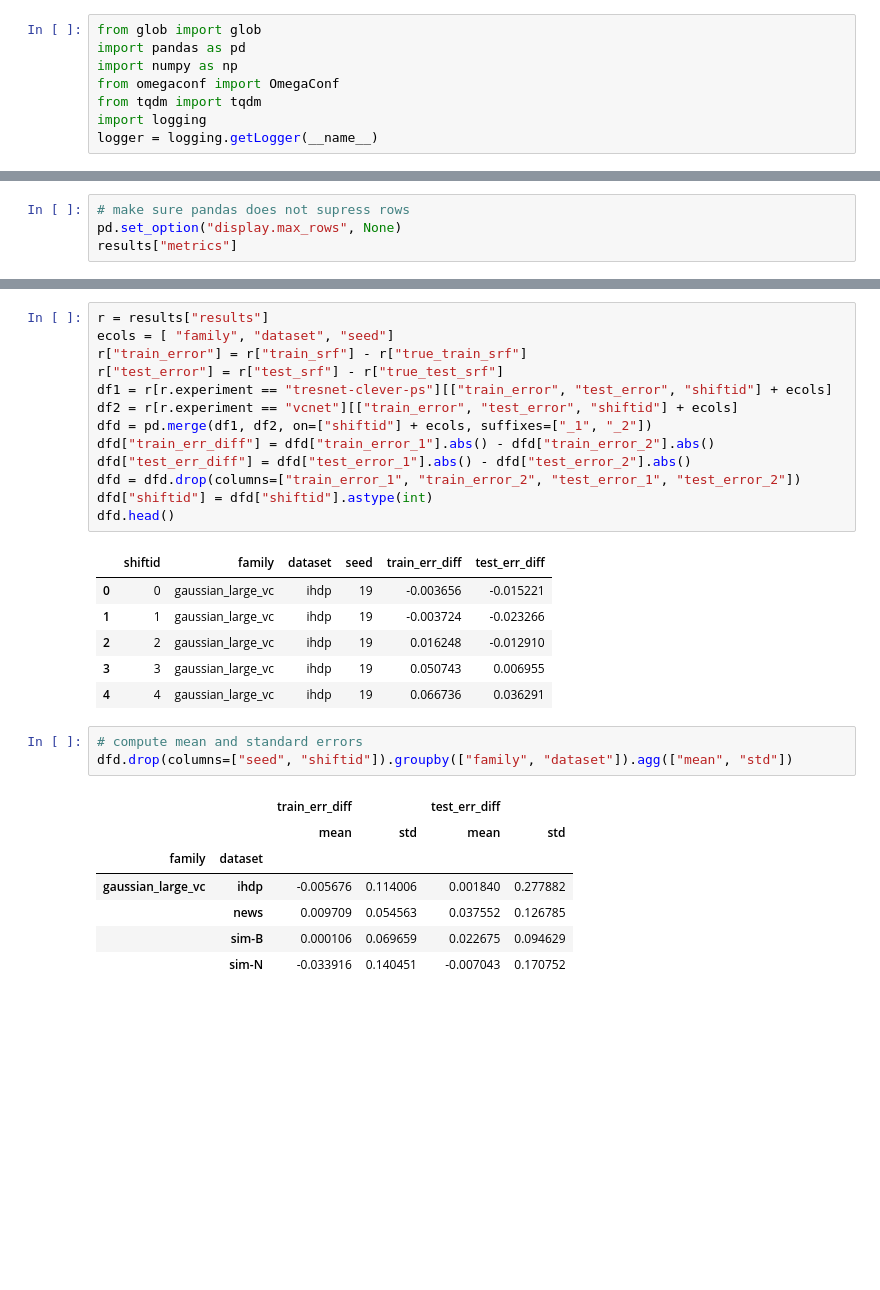
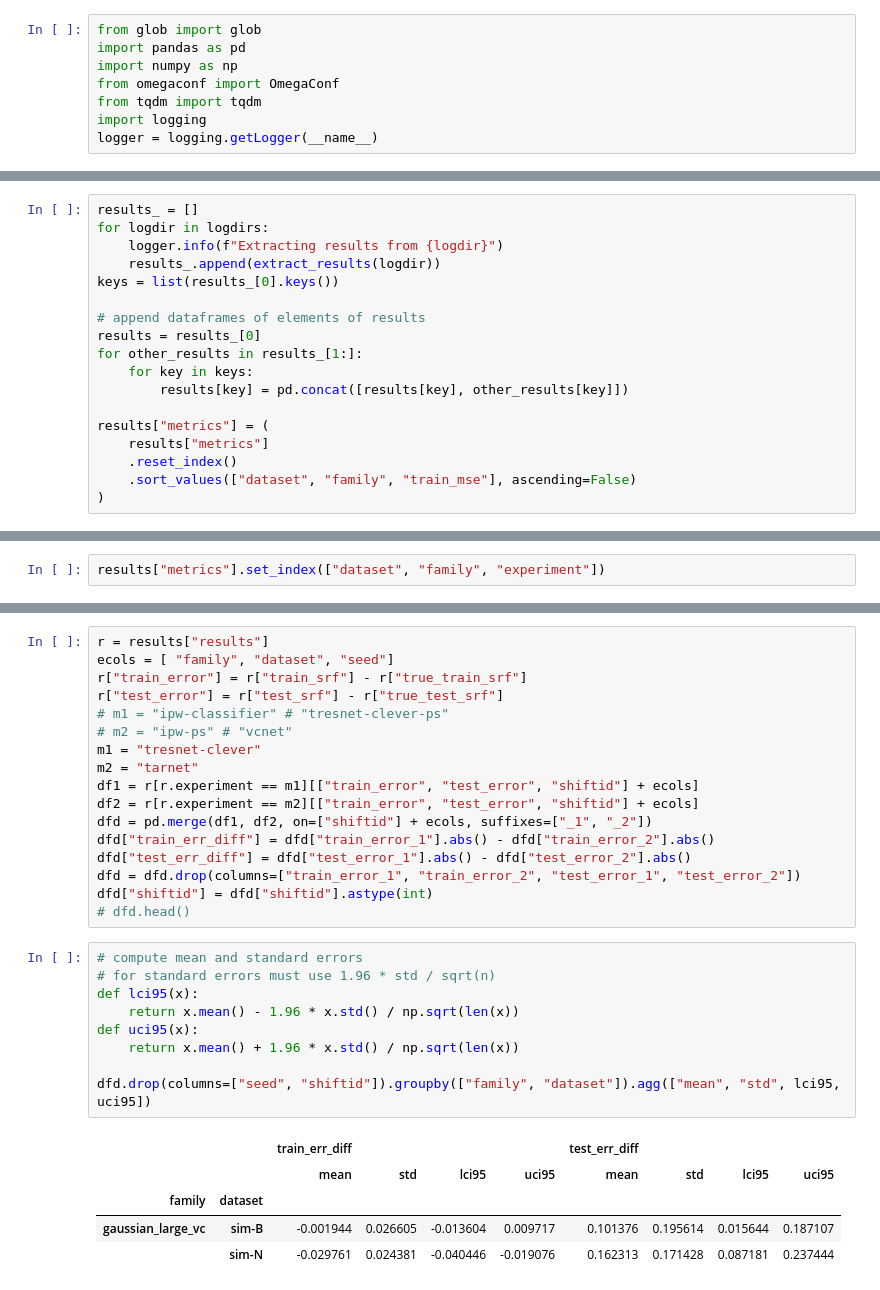
Before and after one commit to NSAPH-Projects/tresnet, a Jupyter notebook: notebooks/benchmarks.ipynb, the cells around one changed output, grey strips where cells are left out. Cells and saved outputs as stored; diff of their text form; blank space fills up the shorter version.

```diff
--- a/notebooks/benchmarks.ipynb
+++ b/notebooks/benchmarks.ipynb
@@ -101,4 +106,0 @@ Extracting 112 files that look like gaussian/37/sim-N_large_vcnet_vc/srf_estimat
-# %%
-# make sure pandas does not supress rows
-pd.set_option("display.max_rows", None)
-results["metrics"]
@@ -115,0 +107,18 @@ results["metrics"]
+# %%
+results_ = []
+for logdir in logdirs:
+    logger.info(f"Extracting results from {logdir}")
+    results_.append(extract_results(logdir))
+keys = list(results_[0].keys())
+
+# append dataframes of elements of results
+results = results_[0]
+for other_results in results_[1:]:
+    for key in keys:
+        results[key] = pd.concat([results[key], other_results[key]])
+
+results["metrics"] = (
+    results["metrics"]
+    .reset_index()
+    .sort_values(["dataset", "family", "train_mse"], ascending=False)
+)
@@ -115,0 +127,2 @@ results["metrics"]
+# %%
+results["metrics"].set_index(["dataset", "family", "experiment"])
@@ -118,32 +157,33 @@ r = results["results"]
 ecols = [ "family", "dataset", "seed"]
 r["train_error"] = r["train_srf"] - r["true_train_srf"]
 r["test_error"] = r["test_srf"] - r["true_test_srf"]
-df1 = r[r.experiment == "tresnet-clever-ps"][["train_error", "test_error", "shiftid"] + ecols]
-df2 = r[r.experiment == "vcnet"][["train_error", "test_error", "shiftid"] + ecols]
+# m1 = "ipw-classifier" # "tresnet-clever-ps"
+# m2 = "ipw-ps" # "vcnet"
+m1 = "tresnet-clever"
+m2 = "tarnet"
+df1 = r[r.experiment == m1][["train_error", "test_error", "shiftid"] + ecols]
+df2 = r[r.experiment == m2][["train_error", "test_error", "shiftid"] + ecols]
 dfd = pd.merge(df1, df2, on=["shiftid"] + ecols, suffixes=["_1", "_2"])
 dfd["train_err_diff"] = dfd["train_error_1"].abs() - dfd["train_error_2"].abs()
 dfd["test_err_diff"] = dfd["test_error_1"].abs() - dfd["test_error_2"].abs()
 dfd = dfd.drop(columns=["train_error_1", "train_error_2", "test_error_1", "test_error_2"])
 dfd["shiftid"] = dfd["shiftid"].astype(int)
-dfd.head()
+# dfd.head()
-# %% [output]
-|  | shiftid | family | dataset | seed | train_err_diff | test_err_diff |
-| 0 | 0 | gaussian_large_vc | ihdp | 19 | -0.003656 | -0.015221 |
-| 1 | 1 | gaussian_large_vc | ihdp | 19 | -0.003724 | -0.023266 |
-| 2 | 2 | gaussian_large_vc | ihdp | 19 | 0.016248 | -0.012910 |
-| 3 | 3 | gaussian_large_vc | ihdp | 19 | 0.050743 | 0.006955 |
-| 4 | 4 | gaussian_large_vc | ihdp | 19 | 0.066736 | 0.036291 |
 # %%
 # compute mean and standard errors
-dfd.drop(columns=["seed", "shiftid"]).groupby(["family", "dataset"]).agg(["mean", "std"])
+# for standard errors must use 1.96 * std / sqrt(n)
+def lci95(x):
+    return x.mean() - 1.96 * x.std() / np.sqrt(len(x))
+def uci95(x):
+    return x.mean() + 1.96 * x.std() / np.sqrt(len(x))
+
+dfd.drop(columns=["seed", "shiftid"]).groupby(["family", "dataset"]).agg(["mean", "std", lci95, uci95])
 # %% [output]
-|  |  | train_err_diff |  | test_err_diff |  |
-|  |  | mean | std | mean | std |
-| family | dataset |  |  |  |  |
-| gaussian_large_vc | ihdp | -0.005676 | 0.114006 | 0.001840 | 0.277882 |
-|  | news | 0.009709 | 0.054563 | 0.037552 | 0.126785 |
-|  | sim-B | 0.000106 | 0.069659 | 0.022675 | 0.094629 |
-|  | sim-N | -0.033916 | 0.140451 | -0.007043 | 0.170752 |
+|  |  | train_err_diff |  |  |  | test_err_diff |  |  |  |
+|  |  | mean | std | lci95 | uci95 | mean | std | lci95 | uci95 |
+| family | dataset |  |  |  |  |  |  |  |  |
+| gaussian_large_vc | sim-B | -0.001944 | 0.026605 | -0.013604 | 0.009717 | 0.101376 | 0.195614 | 0.015644 | 0.187107 |
+|  | sim-N | -0.029761 | 0.024381 | -0.040446 | -0.019076 | 0.162313 | 0.171428 | 0.087181 | 0.237444 |
 # %%
 dfd.drop(columns=["seed"]).groupby(["family", "dataset", "shiftid"]).agg(["mean", "std"])
 # %% [output]
```
Also changed, not shown: parts of 11 cells of this notebook, 17 other files.
